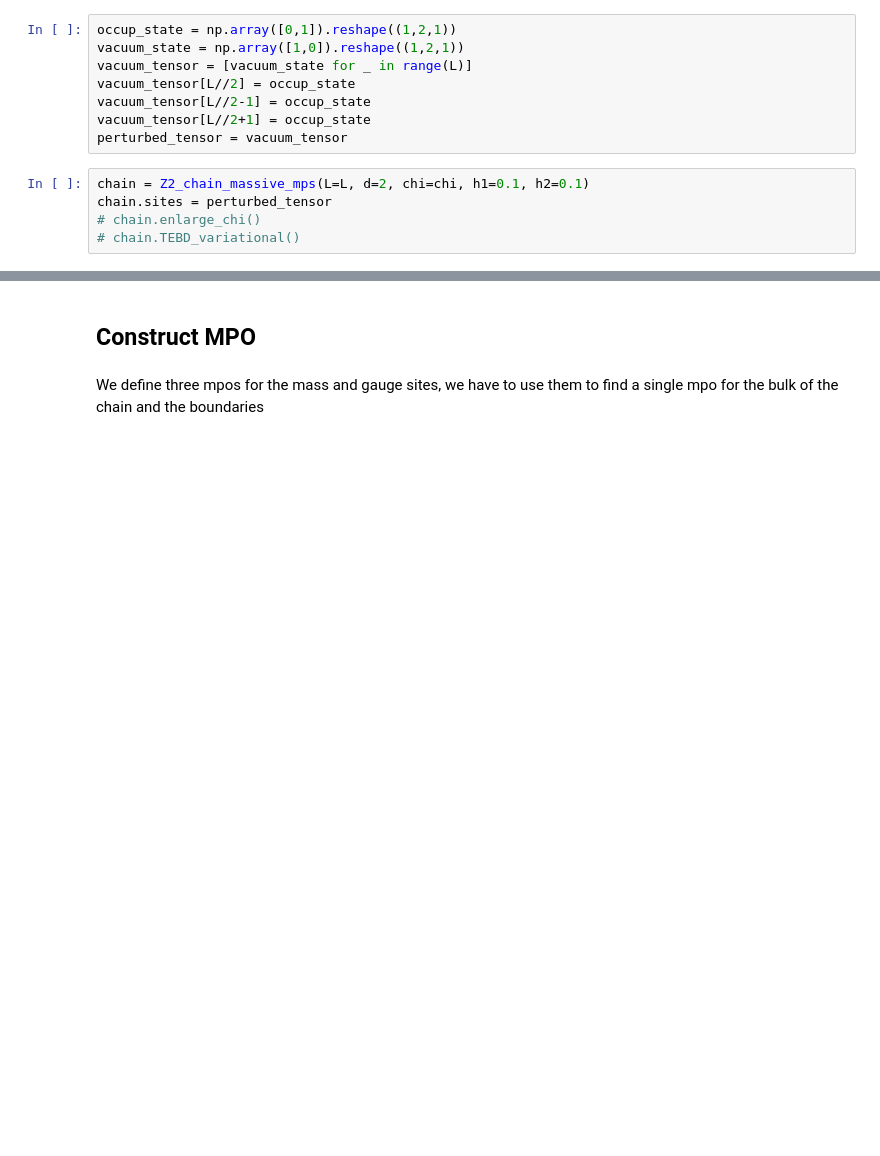
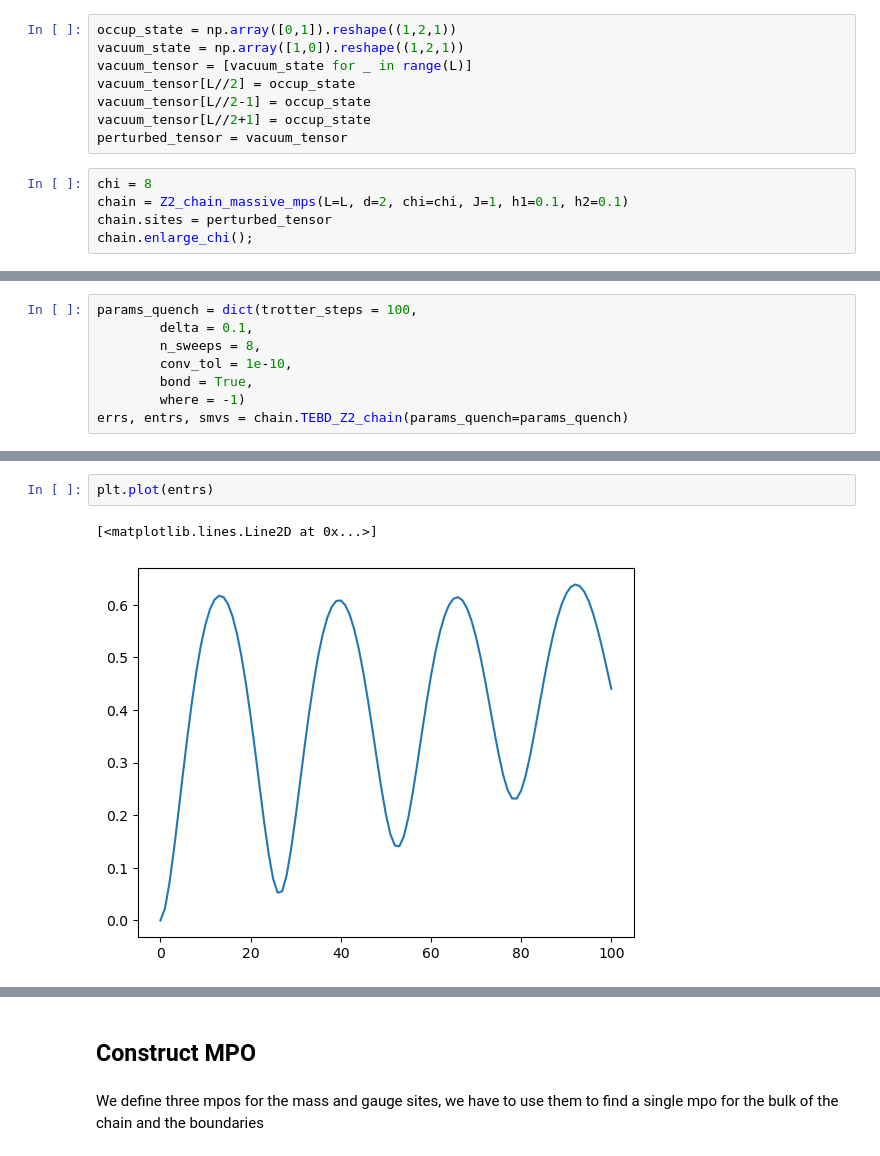
Before and after one commit to Fradm98/qs-qh, a Jupyter notebook: src/notebooks/Z2/z2chain_mps.ipynb, the cells around one changed output, grey strips where cells are left out. Saved outputs shown, nothing was run; the diff lists cells and outputs as text; blank space fills up the shorter version.

Commit message:
attempt of trotter, almost there

```diff
--- a/src/notebooks/Z2/z2chain_mps.ipynb
+++ b/src/notebooks/Z2/z2chain_mps.ipynb
@@ -49,7 +52,7 @@ vacuum_tensor[L//2-1] = occup_state
 vacuum_tensor[L//2+1] = occup_state
 perturbed_tensor = vacuum_tensor
 # %%
-chain = Z2_chain_massive_mps(L=L, d=2, chi=chi, h1=0.1, h2=0.1)
+chi = 8
+chain = Z2_chain_massive_mps(L=L, d=2, chi=chi, J=1, h1=0.1, h2=0.1)
 chain.sites = perturbed_tensor
-# chain.enlarge_chi()
-# chain.TEBD_variational()
+chain.enlarge_chi();
@@ -64,0 +59,8 @@ chain.sites = perturbed_tensor
+# %%
+params_quench = dict(trotter_steps = 100,
+        delta = 0.1,
+        n_sweeps = 8,
+        conv_tol = 1e-10,
+        bond = True,
+        where = -1)
+errs, entrs, smvs = chain.TEBD_Z2_chain(params_quench=params_quench)
@@ -64,0 +85,5 @@ chain.sites = perturbed_tensor
+# %%
+plt.plot(entrs)
+# %% [output]
+[<matplotlib.lines.Line2D at 0x...>]
+[figure, added]
```
Also changed, not shown: parts of 12 cells of this notebook, 3 other files.
